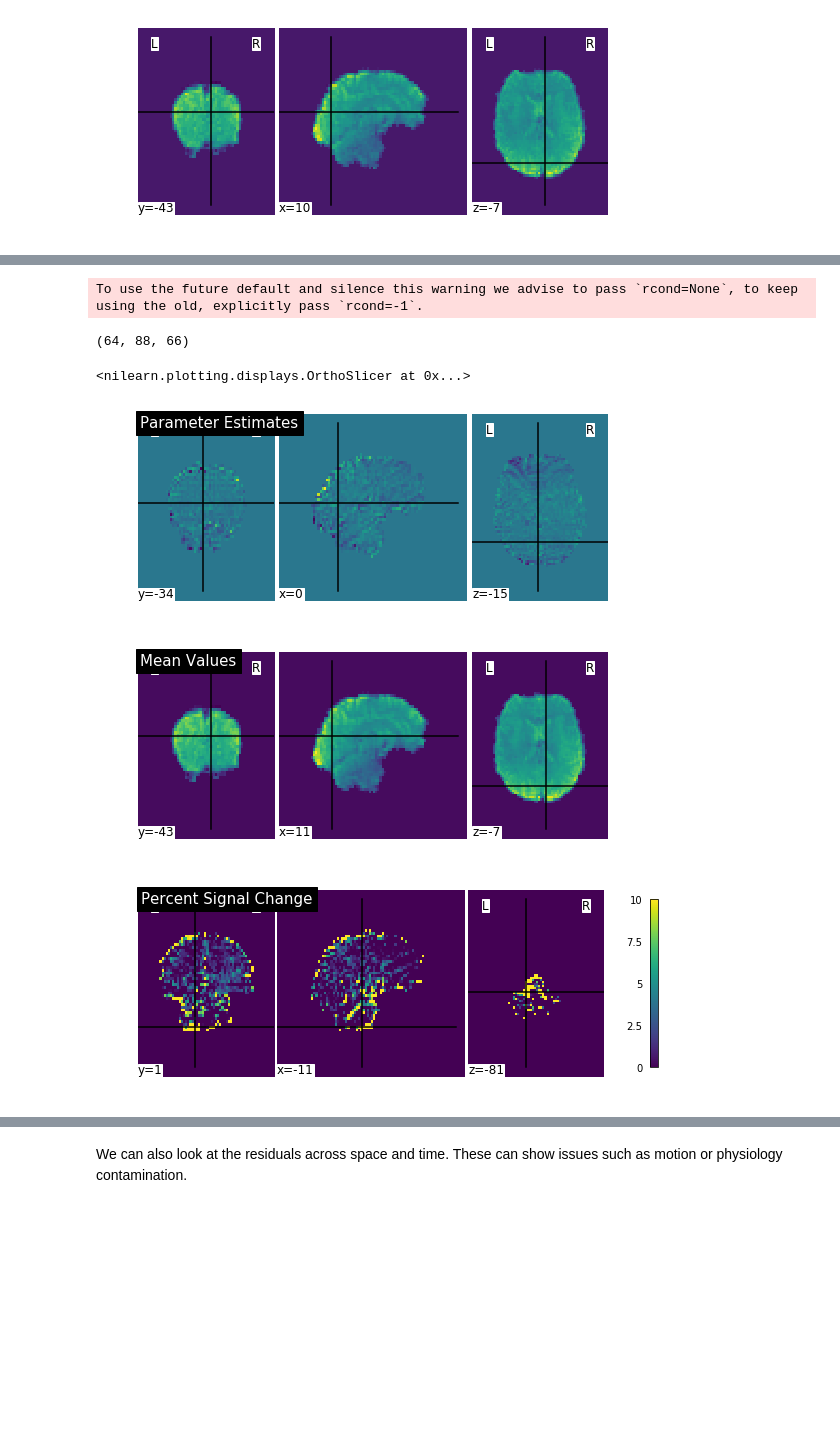
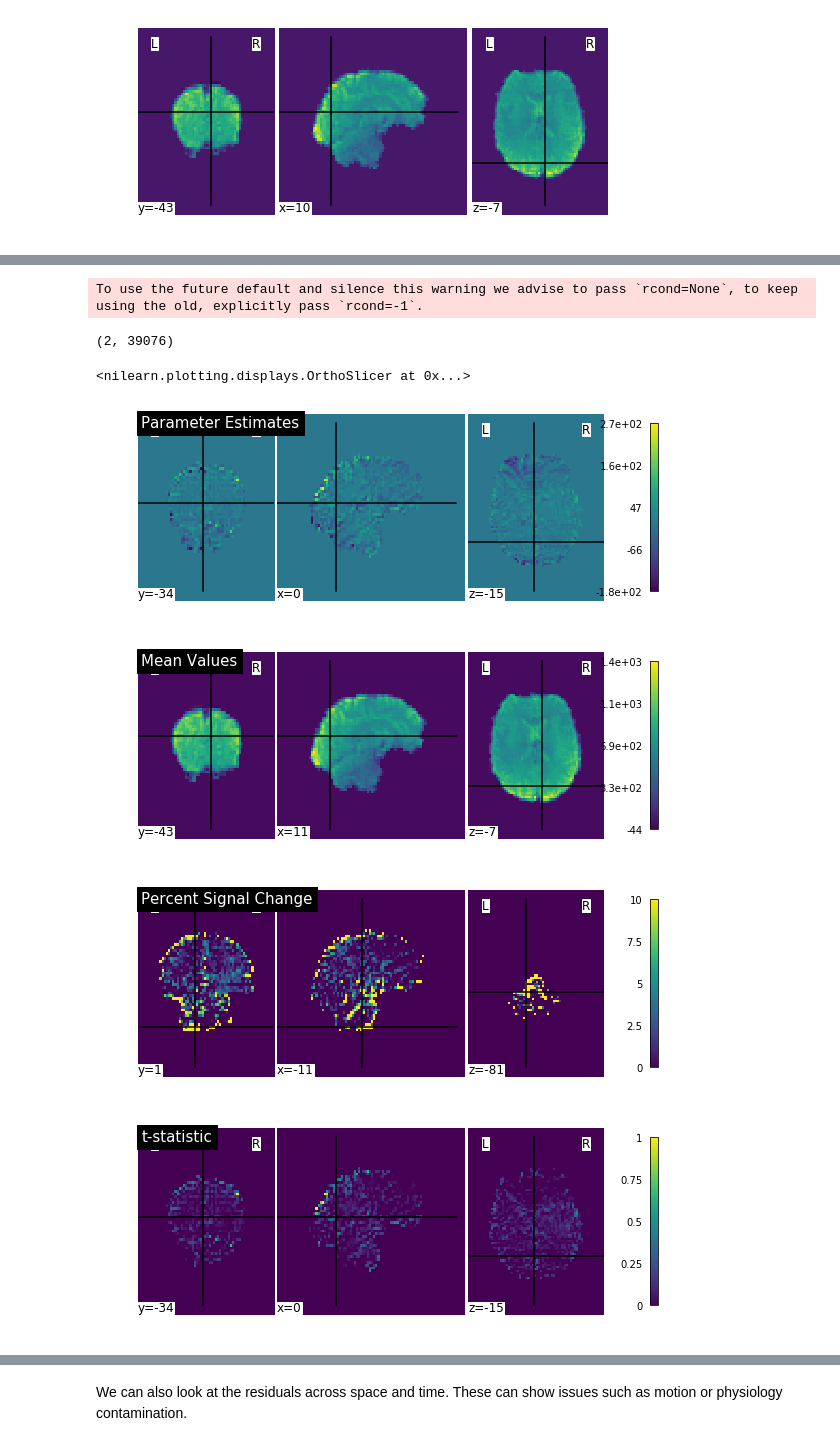
Before and after one commit to carpentries-incubator/SDC-BIDS-fMRI, a Jupyter notebook: bin/05a_general-linear-model-task-based_solutions.ipynb, the cells around one changed output, grey strips where cells are left out. Saved outputs shown, nothing was run; the diff lists cells and outputs as text; code cells hidden in the pictures; blank space fills up the shorter version.

```diff
--- a/bin/05a_general-linear-model-task-based_solutions.ipynb
+++ b/bin/05a_general-linear-model-task-based_solutions.ipynb
@@ -25,17 +27,22 @@ The description of this task is contained in `data/ds000030/task-bht_bold.json`.
 import numpy as np
 import matplotlib.pyplot as plt
 
+# make table in python variables
 rest_time = 16.5
 act_time = 13.5
-block_time = act_time+rest_time
-total_time = 150
+block_length = act_time+rest_time
+scan_time = 150
 TR=2
-blocks = total_time/block_time
+num_blocks = total_time/block_time
 
-times = np.linspace(0, total_time-1, total_time/TR)
+# calculate the time each volume was collected
+volume_times = np.linspace(0, scan_time-1, scan_time/TR)
+# calulate the stimulus for one block of rest and activation
 block_regressor = np.concatenate((np.zeros(int(np.round(rest_time/TR))), np.ones(int(np.round(act_time/TR)))))
+#repeat the stimuls for the number of blocks
 task_regressor = np.tile(block_regressor, int(blocks))
 
+#plot the data
 plt.plot(times,task_regressor)
 plt.xlabel('Time (s)')
 plt.ylabel('Activation')
@@ -120,18 +127,25 @@ plt.imshow(X)
 # %%
 # now we can fit it using a simple least squares regression and map it back to epi space
 param_ests, res, _, _=np.linalg.lstsq(X, epi_data)
 
-print(param_est.shape)
-activation = nifti_masker.inverse_transform(param_ests[0,:])
-plot.plot_img(activation, title="Parameter Estimates")
-mean_val = nifti_masker.inverse_transform(param_ests[1,:])
-plot.plot_img(mean_val,title="Mean Values")
-percent_change = nifti_masker.inverse_transform(100*param_ests[0,:]/param_ests[1,:])
-plot.plot_img(percent_change, colorbar=True, vmin=0, vmax=10, title="Percent Signal Change")
+print(param_ests.shape)
+activation_image = nifti_masker.inverse_transform(param_ests[0,:])
+plot.plot_img(activation_image, title="Parameter Estimates", colorbar=True)
+mean_val_image = nifti_masker.inverse_transform(param_ests[1,:])
+plot.plot_img(mean_val_image,title="Mean Values", colorbar=True)
+percent_change = 100*param_ests[0,:]/param_ests[1,:]
+percent_change_image = nifti_masker.inverse_transform(percent_change)
+plot.plot_img(percent_change_image, colorbar=True, vmin=0, vmax=10, title="Percent Signal Change")
+
+residuals = epi_data - np.dot(X,param_ests)
+tstat = param_ests[0,:]/np.std(epi_data-residuals)
+tstat_image = nifti_masker.inverse_transform(tstat)
+plot.plot_img(tstat_image, colorbar=True, vmin=0, vmax=1, title="t-statistic")
 # %% [output]
 To use the future default and silence this warning we advise to pass `rcond=None`, to keep using the old, explicitly pass `rcond=-1`.
-(64, 88, 66)
+(2, 39076)
 <nilearn.plotting.displays.OrthoSlicer at 0x...>
-[figure, old version]
+[figure, new version]
-[figure, old version]
+[figure, new version]
 [figure]
+[figure, added]
```
Also changed, not shown: parts of 7 cells of this notebook.
